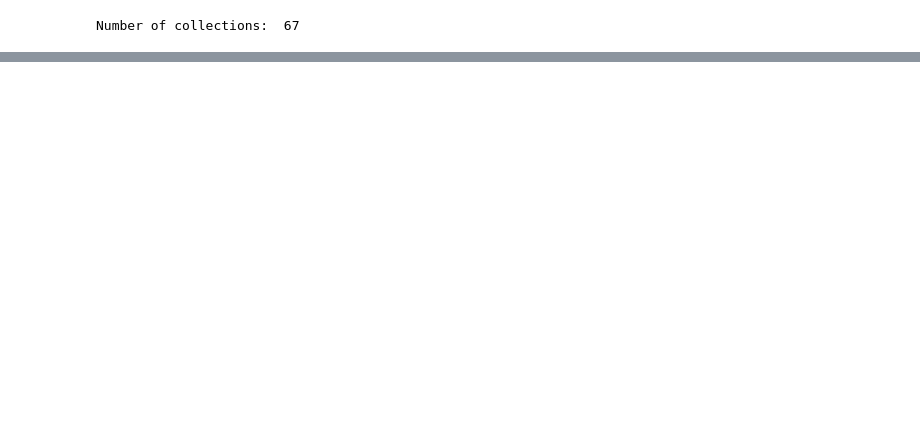
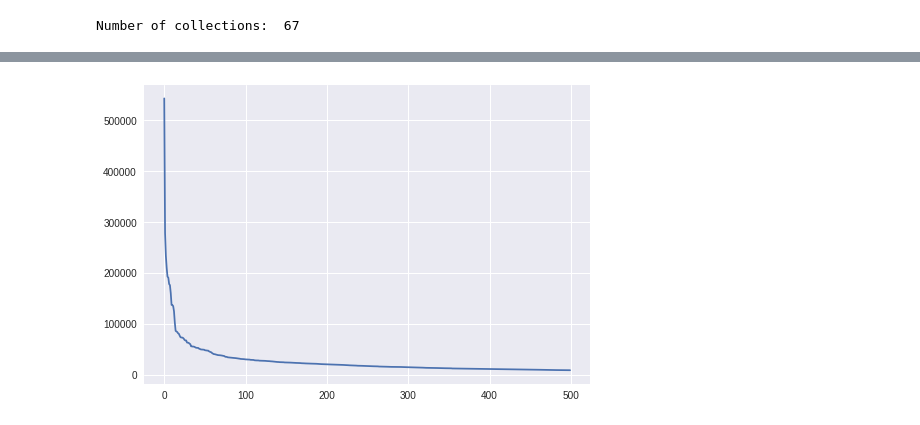
Before and after one commit to alexamies/chinesenotes.com, a Jupyter notebook: colab/explore_corpus.ipynb, the cells around one changed output, grey strips where cells are left out. Drawn from its saved outputs; the diff is of its cells as text; code cells hidden in the pictures; blank space fills up the shorter version.

```diff
--- a/colab/explore_corpus.ipynb
+++ b/colab/explore_corpus.ipynb
@@ -23,0 +69,7 @@ Number of collections:  67
+# %%
+# Load list of words and their frequencies
+fcolnames = ["Word", "Frequency", "Rate"]
+ftypes = {"Word": np.object, "Frequency": np.uint64, "Rate": np.float64}
+wf_url = "https://github.com/alexamies/chinesenotes.com/raw/master/index/word_frequencies.txt"
+wf_df = pd.read_table(wf_url, names=fcolnames, dtype=ftypes, comment='#')
+wf_df.head()
@@ -23,0 +83,4 @@ Number of collections:  67
+# %%
+wf_df["Frequency"][:500].plot(kind='line');
+# %% [output]
+[figure, added]
```
Also changed, not shown: parts of 19 cells of this notebook.
